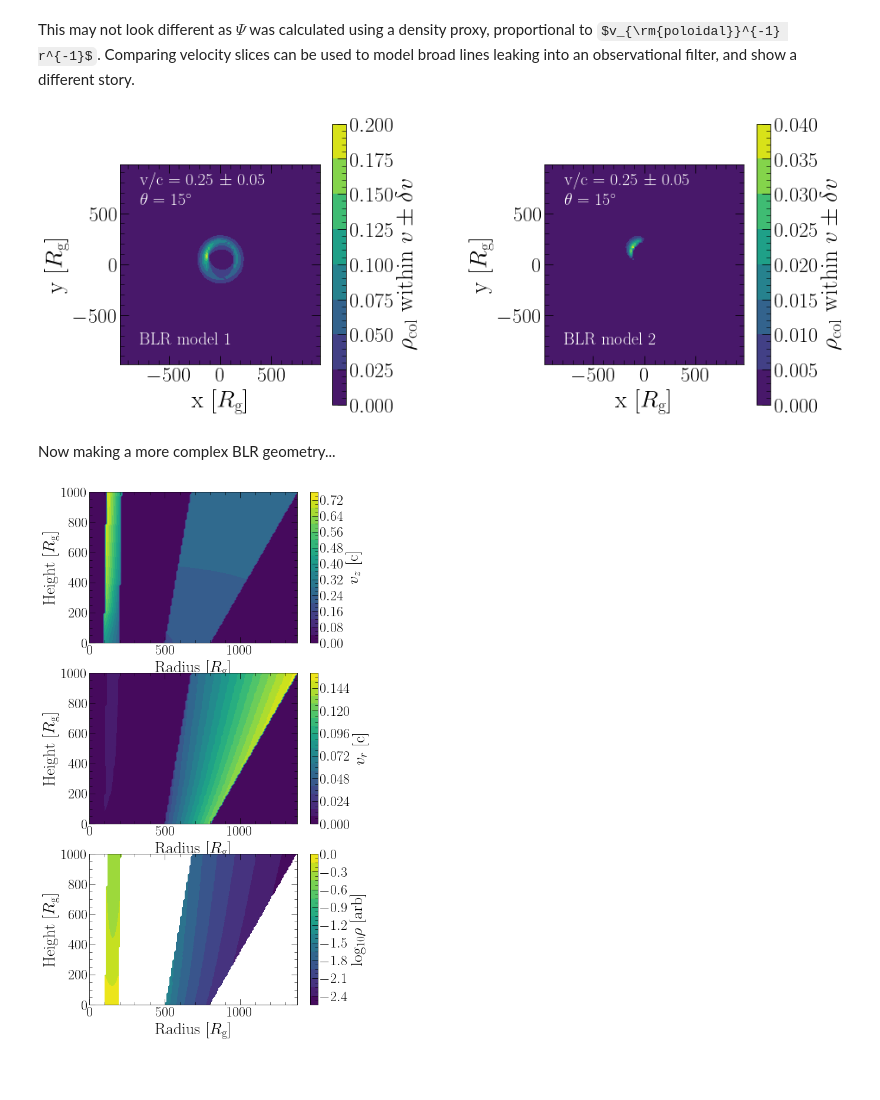
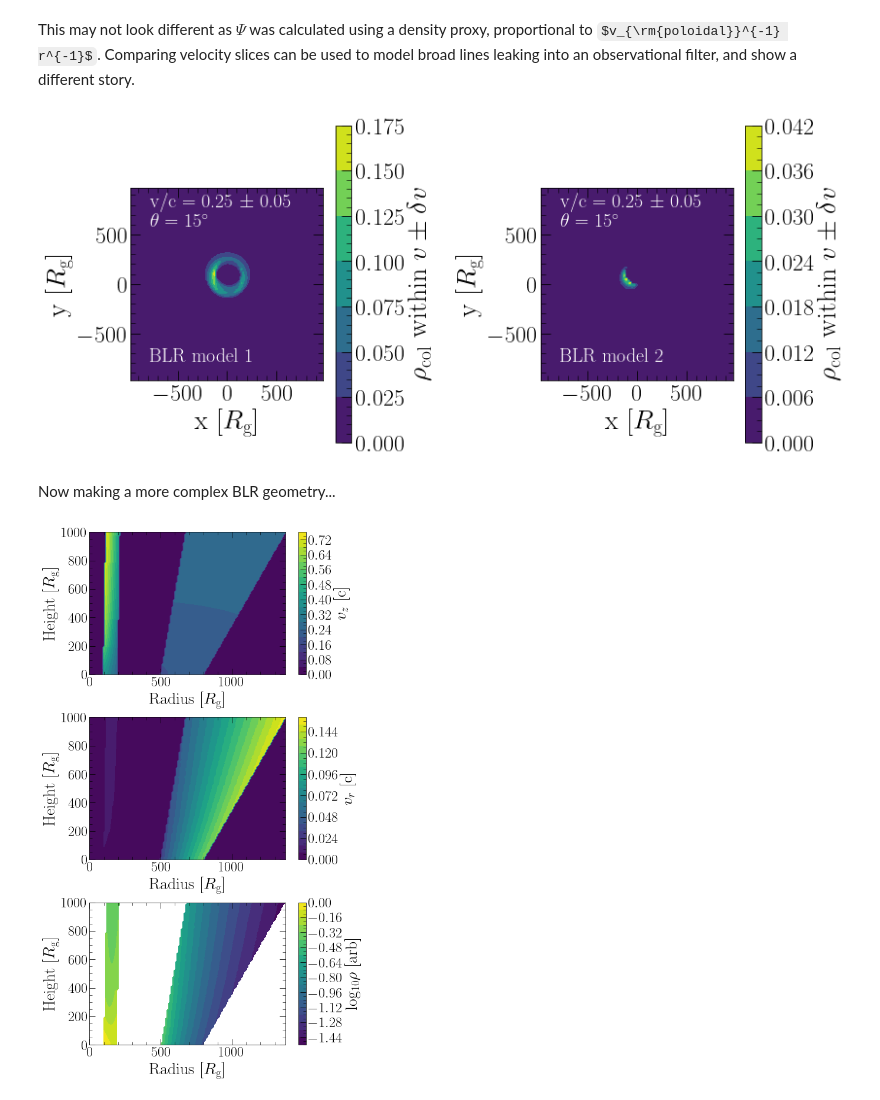
Before and after one commit to Henry-Best-01/Amoeba, a Jupyter notebook: TestingBLR.ipynb, the cells around one changed output. Drawn from its saved outputs; the diff is of its cells as text; code cells hidden in the pictures; some formulas as TeX source; blank space fills up the shorter version.

```diff
--- a/TestingBLR.ipynb
+++ b/TestingBLR.ipynb
@@ -57,11 +59,11 @@ plt.show()
 # %%
-inc_ang = 55
+inc_ang = 5
 projection = testingBLR.Project_BLR_density(inc_ang)
 inc_ang *= np.pi/180
 x_vals = np.linspace(-testingBLR.max_r, testingBLR.max_r, np.size(projection, 0))
 y_vals = np.linspace(-testingBLR.max_r, testingBLR.max_r, np.size(projection, 1))
 
-baseline = (10+sl_2_rlaunch)*np.sin(inc_ang)
+baseline = (sl_2_rlaunch)*np.cos(inc_ang)
 
 fig, ax = plt.subplots(figsize=(10,9))
 ax.plot([0], [0], 'k.', markersize=16)
@@ -253,35 +283,35 @@ delta_vel = 0.05 # +/- units c
 inc_ang = 15     # deg
 
 vel_slice_1 = testingBLR.Project_BLR_velocity_slice(inc_ang, vel_centroid, delta_vel)
 vel_slice_2 = alt_BLR.Project_BLR_velocity_slice(inc_ang, vel_centroid, delta_vel)
 
 rescale_vel_slice_1 = rescale(vel_slice_1, 30)
 rescale_vel_slice_2 = rescale(vel_slice_2, 30)
 
-fig, ax = plt.subplots(1, 2, figsize=(14,6))
+fig, ax = plt.subplots(1, 2, figsize=(12,6))
 contours1 = ax[0].contourf(x_vals, y_vals, rescale_vel_slice_1)
 contours2 = ax[1].contourf(x_vals, y_vals, rescale_vel_slice_2)
 plt.colorbar(contours1, ax=ax[0], label=r"$\rho_{\rm{col}}$ within $v \pm \delta v$")
 plt.colorbar(contours2, ax=ax[1], label=r"$\rho_{\rm{col}}$ within $v \pm \delta v$")
 
 for axis in ax:
     axis.set_xlabel(r"x [$R_{\rm{g}}$]")
     axis.set_ylabel(r"y [$R_{\rm{g}}$]")
     axis.set_aspect(1)
 
 ax[0].text(-0.8*np.max(x_vals), 0.8*np.max(y_vals), r"v/c = "+str(vel_centroid)+r" $\pm$ "+ str(delta_vel), color='white', fontsize=20)
 ax[0].text(-0.8*np.max(x_vals), 0.6*np.max(y_vals), r"$\theta = "+str(inc_ang)+r"^{\circ}$ ", color='white', fontsize=20)
 ax[1].text(-0.8*np.max(x_vals), 0.8*np.max(y_vals), r"v/c = "+str(vel_centroid)+r" $\pm$ "+ str(delta_vel), color='white', fontsize=20)
 ax[1].text(-0.8*np.max(x_vals), 0.6*np.max(y_vals), r"$\theta = "+str(inc_ang)+r"^{\circ}$ ", color='white', fontsize=20)
 
 ax[0].text(-0.8*np.max(x_vals), -0.8*np.max(y_vals), "BLR model 1", color='white', fontsize=20)
 ax[1].text(-0.8*np.max(x_vals), -0.8*np.max(y_vals), "BLR model 2", color='white', fontsize=20)
 
 
 plt.subplots_adjust(wspace=0.7)
 plt.show()
 # %% [output]
-[figure, old version]
+[figure, new version]
 # %% [markdown]
 Now making a more complex BLR geometry...
 # %%
@@ -315,7 +345,7 @@ SL3 = Amoeba.Streamline(sl3_rlaunch, sl3_theta, zmax, sl3_char_dist, mexp, sl3_a
 SL4 = Amoeba.Streamline(sl4_rlaunch, sl4_theta, zmax, sl4_char_dist, mexp, sl4_asy_vel)
 
 comp_BLR.Add_SL_bounded_region(SL1, SL2)
-comp_BLR.Add_SL_bounded_region(SL3, SL4)
+comp_BLR.Add_SL_bounded_region(SL3, SL4, density_init_weight=10)
 
 R, Z = np.meshgrid(comp_BLR.r_vals, comp_BLR.z_vals)
 
@@ -338,9 +368,11 @@ cbar3 = plt.colorbar(conts3, ax=ax[2], label=r'log$_{10} \rho$ [arb]')
 ax[0].set_aspect(1)
 ax[1].set_aspect(1)
 ax[2].set_aspect(1)
+plt.subplots_adjust(hspace=0.3)
+fig.savefig("ComplexBLRGeometry.pdf")
 plt.show()
 # %% [output]
-[figure, old version]
+[figure, new version]
 # %%
 inc_ang = 5
 projection = comp_BLR.Project_BLR_density(inc_ang)
```
Also changed, not shown: parts of 13 cells of this notebook, 1 other file.
